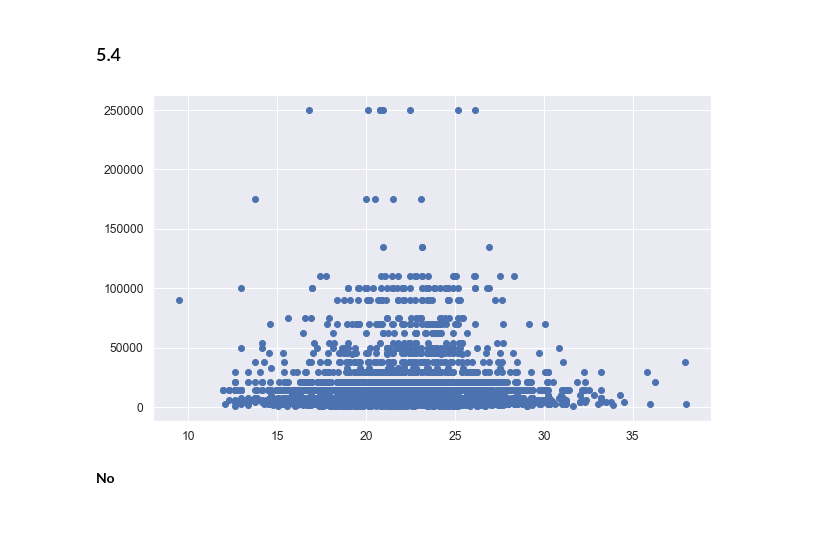
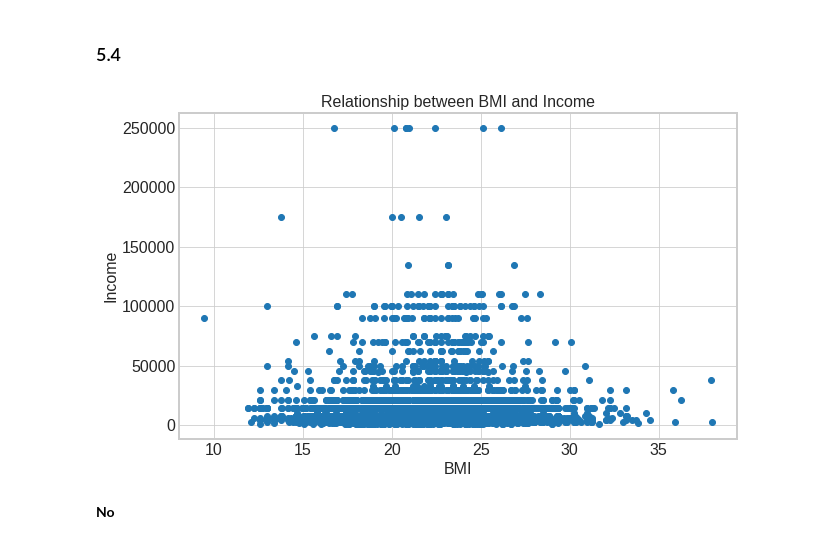
Before and after one commit to Wangsherpa/homework-1, a Jupyter notebook: ai1_c1_homework1_students.ipynb, the cells around one changed output. Drawn from its saved outputs; the diff is of its cells as text; code cells hidden in the pictures.

```diff
--- a/ai1_c1_homework1_students.ipynb
+++ b/ai1_c1_homework1_students.ipynb
@@ -863,7 +862,7 @@ This is a dataset designed to make you think about issues of bias and social iss
 # %%
 # Read the file named "Income_prediction.csv"
 
-df = pd.read_csv('data/Income_prediction.csv')
+df = pd.read_csv('data/income_prediction.csv')
 # %% [markdown]
 <div class="alert alert-block alert-danger" style="color:black;background-color:#F6E6E2">
 
@@ -968,9 +970,13 @@ sns.scatterplot(x='city', y='income', data=df, hue='income', legend=False)
 # %%
 # Is there a clear trend between BMI and the income?
 plt.figure(figsize=(10, 6))
 plt.scatter(df.bmi, df.income);
+plt.xlabel("BMI")
+plt.ylabel("Income")
+plt.title("Relationship between BMI and Income")
+plt.show()
 # %% [output]
-[figure, old version]
+[figure, new version]
 # %% [markdown]
 **No**
 # %% [markdown]
```
Also changed, not shown: parts of 25 cells of this notebook.
